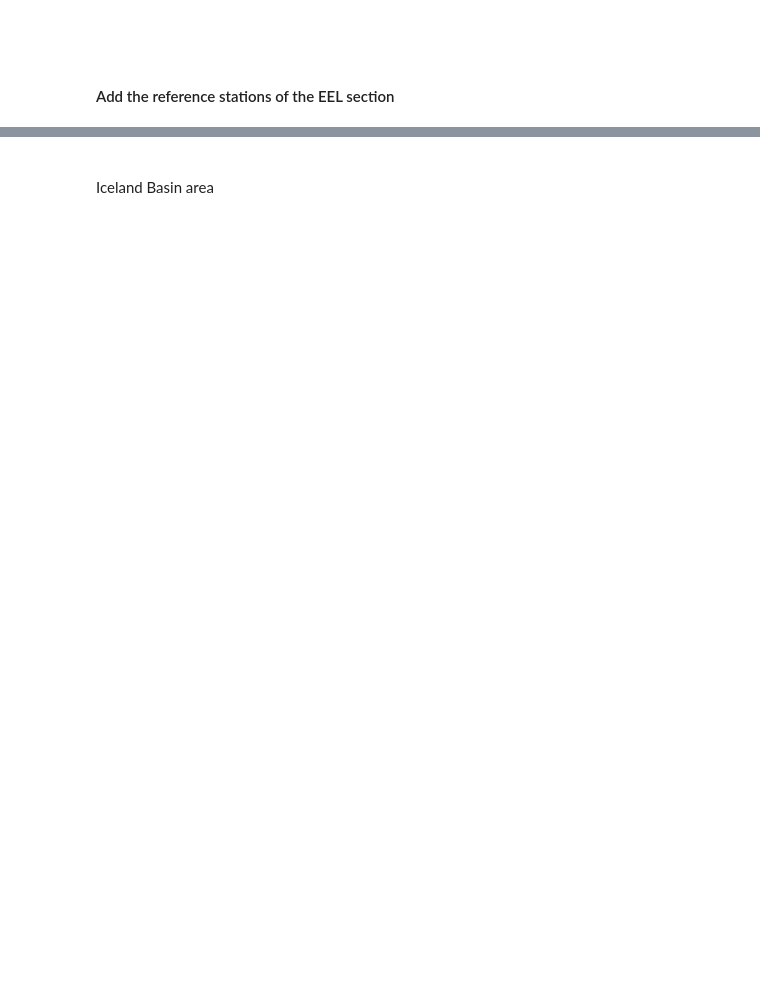
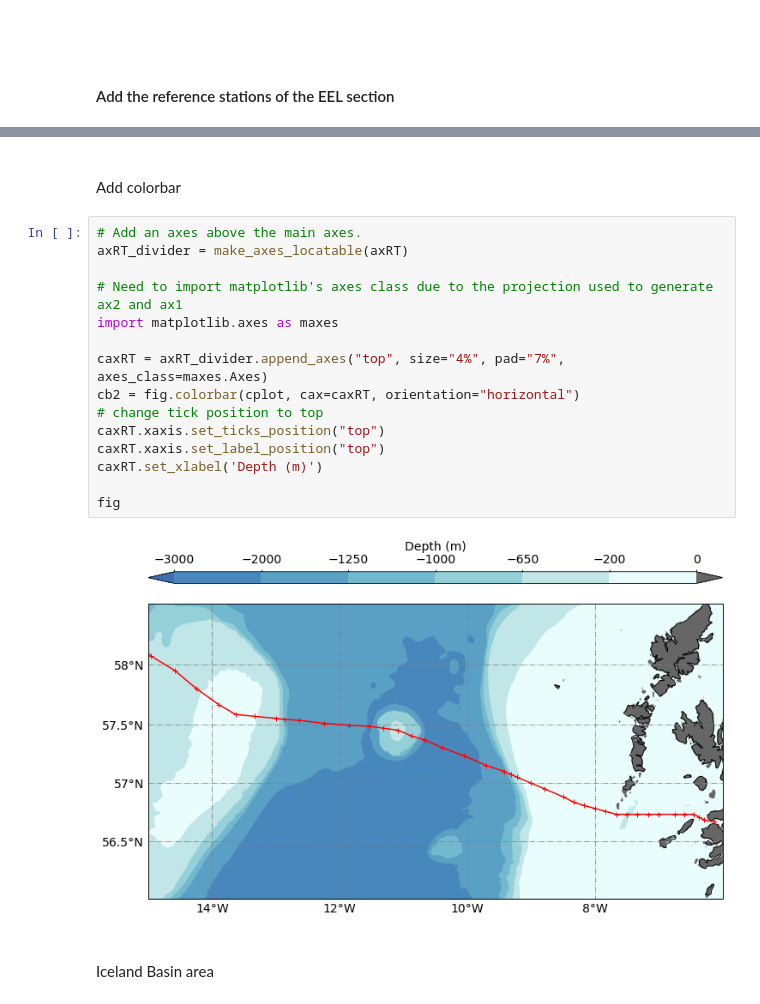
Before and after one commit to lhoupert/analysis_eel_data, a Jupyter notebook: notebooks/01_Plot_map_EEL_data.ipynb, the cells around one changed output, grey strips where cells are left out. Drawn from its saved outputs; the diff is of its cells as text; blank space fills up the shorter version.

```diff
--- a/notebooks/01_Plot_map_EEL_data.ipynb
+++ b/notebooks/01_Plot_map_EEL_data.ipynb
@@ -246,3 +258,23 @@ plt.show()
+# %% [markdown]
+\
+Add colorbar
+# %%
+# Add an axes above the main axes.
+axRT_divider = make_axes_locatable(axRT)
+
+# Need to import matplotlib's axes class due to the projection used to generate ax2 and ax1
+import matplotlib.axes as maxes
+
+caxRT = axRT_divider.append_axes("top", size="4%", pad="7%", axes_class=maxes.Axes)
+cb2 = fig.colorbar(cplot, cax=caxRT, orientation="horizontal")
+# change tick position to top
+caxRT.xaxis.set_ticks_position("top")
+caxRT.xaxis.set_label_position("top")
+caxRT.set_xlabel('Depth (m)')
+
+fig
+# %% [output]
+[figure, added]
 # %% [markdown]
 \
 Iceland Basin area
```
Also changed, not shown: parts of 33 cells of this notebook.
